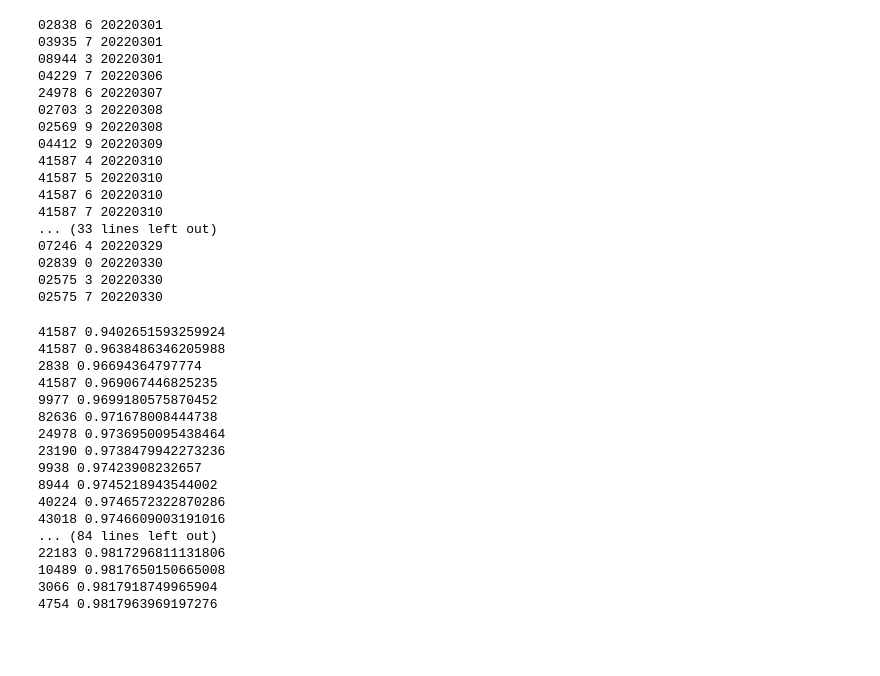
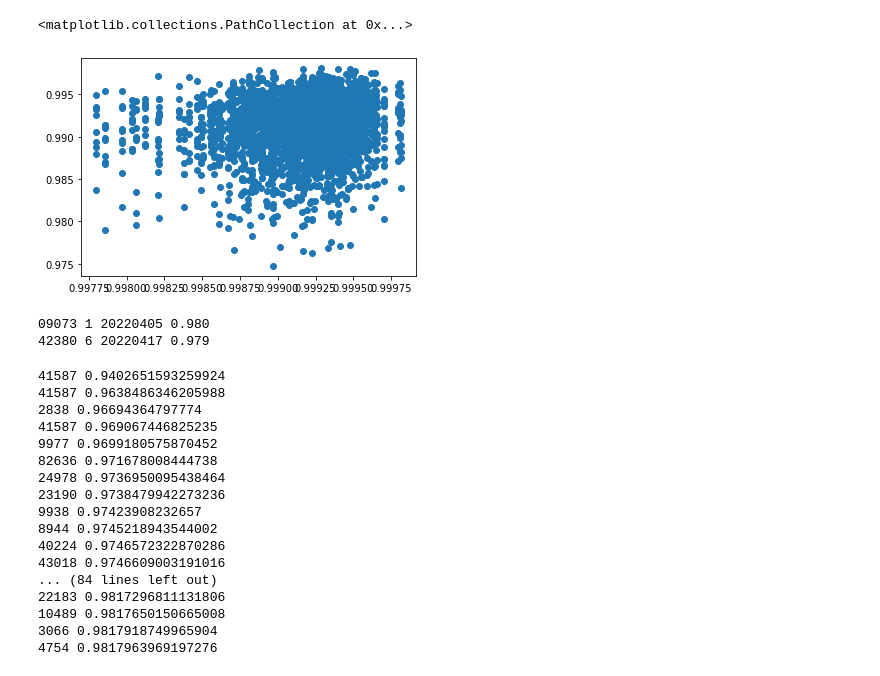
Before and after one commit to forero/SandboxDESI, a Jupyter notebook: desientropy/paper/explore.ipynb, the cells around one changed output. Drawn from its saved outputs; the diff is of its cells as text; code cells hidden in the pictures; blank space fills up the shorter version.

```diff
--- a/desientropy/paper/explore.ipynb
+++ b/desientropy/paper/explore.ipynb
@@ -37,29 +45,20 @@ print(len(np.unique(tile_entropy)))
+# %%
+plt.scatter(tile_entropy, petal_entropy)
+# %% [output]
+<matplotlib.collections.PathCollection at 0x...>
+[figure, added]
 # %%
-ll = tile_entropy<0.980
+ll = (petal_entropy<0.980) & (tile_entropy<0.9985) #0.980 es un buen corte sobre entropy de petalos
 a = tile_id[ll]
 b = petal_id[ll]
 c = lastnight[ll]
+d = petal_entropy[ll]
 
 for i in range(len(a)):
-    print('{:05d} {} {}'.format(a[i], b[i], c[i]))
+    print('{:05d} {} {} {:.3f}'.format(a[i], b[i], c[i], d[i]))
 # %% [output]
-02838 6 20220301
-03935 7 20220301
-08944 3 20220301
-04229 7 20220306
-24978 6 20220307
-02703 3 20220308
-02569 9 20220308
-04412 9 20220309
-41587 4 20220310
-41587 5 20220310
-41587 6 20220310
-41587 7 20220310
-... (33 lines left out)
-07246 4 20220329
-02839 0 20220330
-02575 3 20220330
-02575 7 20220330
+09073 1 20220405 0.980
+42380 6 20220417 0.979
 # %%
 ii = np.argsort(tile_entropy)
 sorted_tiles = tile_id[ii]
```
Also changed, not shown: parts of 9 cells of this notebook.
